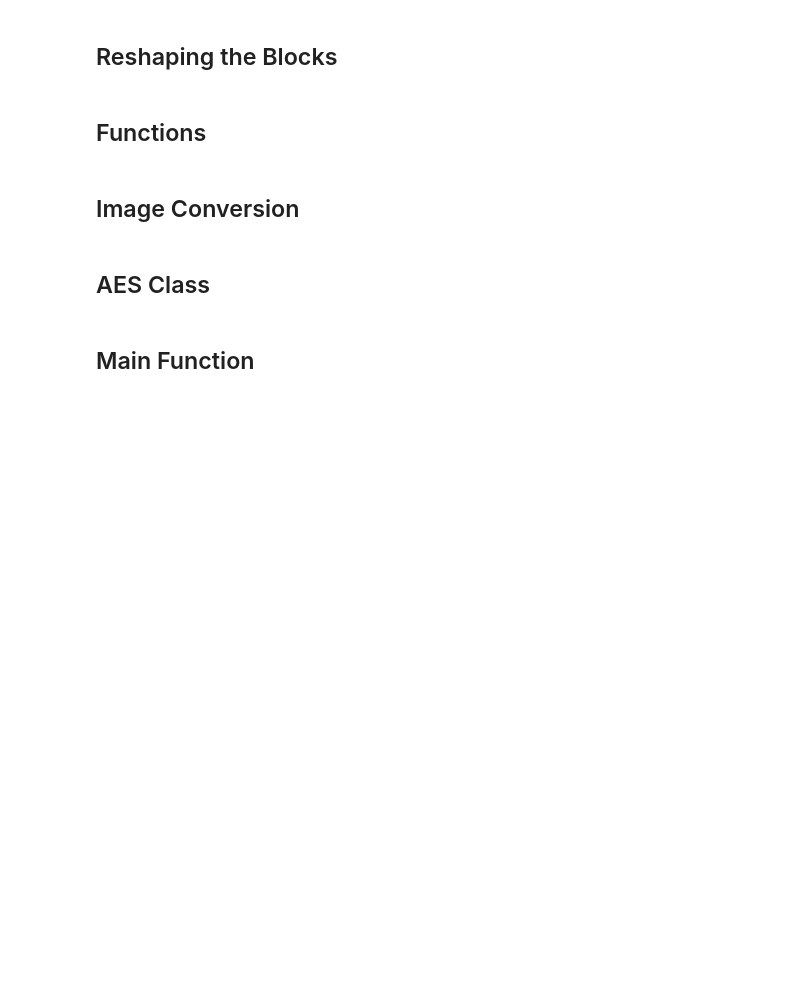
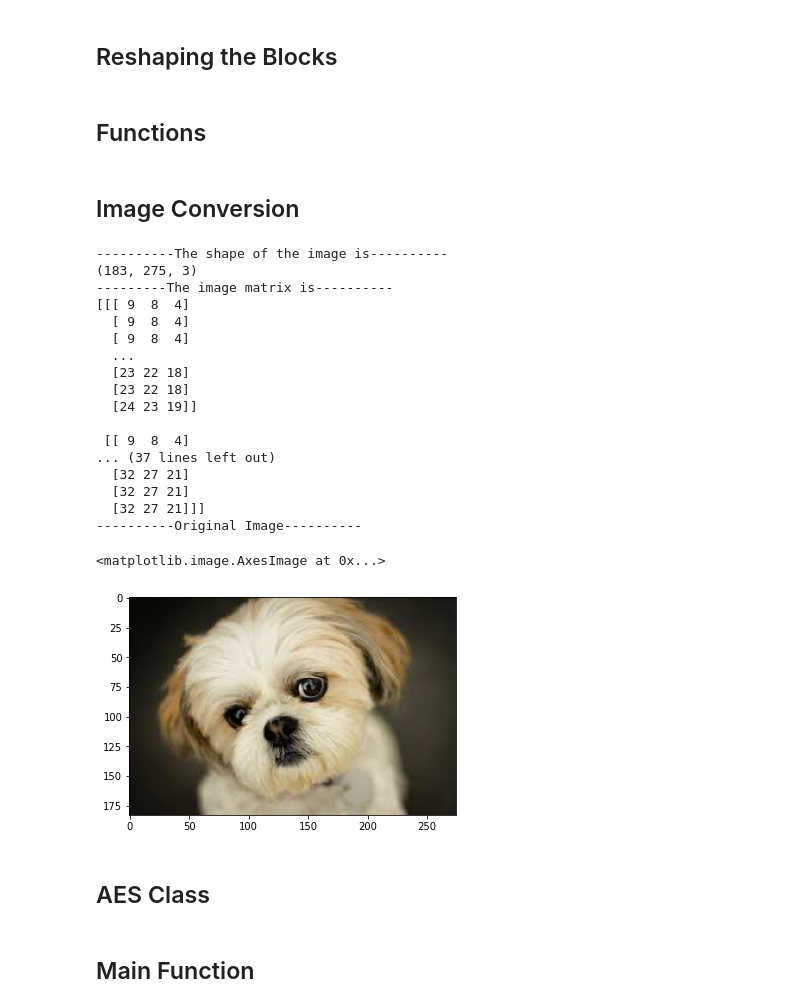
Before and after one commit to ekanshsingh2020/Advanced-Encryption-Standard, a Jupyter notebook: main.ipynb, the cells around one changed output. Drawn from its saved outputs; the diff is of its cells as text; code cells hidden in the pictures; blank space fills up the shorter version.

```diff
--- a/main.ipynb
+++ b/main.ipynb
@@ -324,10 +323,33 @@ def keyExpander(key):
 # %%
 # Image in 3 dimensions
 
-three_dim_image_array=Image.imread('view.jpg')
+three_dim_image_array=Image.imread('dog.jpg')
+print("----------The shape of the image is----------")
+print(three_dim_image_array.shape)
+print("---------The image matrix is----------")
 print(three_dim_image_array)
-print(three_dim_image_array.shape)
+print("----------Original Image----------")
 plt.imshow(three_dim_image_array)
+# %% [output]
+----------The shape of the image is----------
+(183, 275, 3)
+---------The image matrix is----------
+[[[ 9  8  4]
+  [ 9  8  4]
+  [ 9  8  4]
+  ...
+  [23 22 18]
+  [23 22 18]
+  [24 23 19]]
+
+ [[ 9  8  4]
+... (37 lines left out)
+  [32 27 21]
+  [32 27 21]
+  [32 27 21]]]
+----------Original Image----------
+<matplotlib.image.AxesImage at 0x...>
+[figure, added]
 # %% [markdown]
 ## AES Class
 # %%
```
Also changed, not shown: parts of 14 cells of this notebook, 8 other files.
